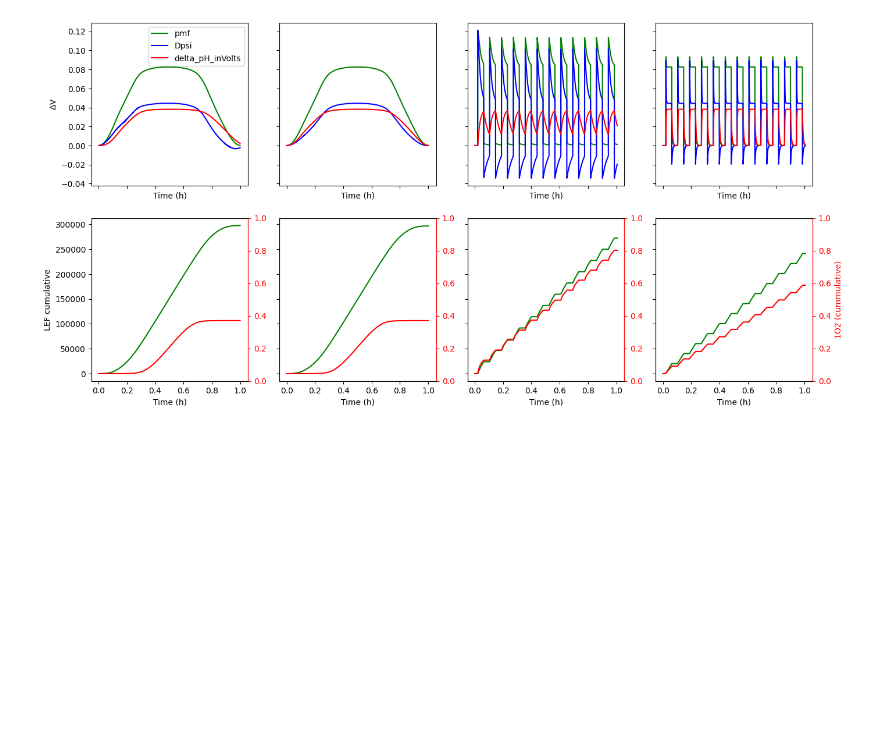
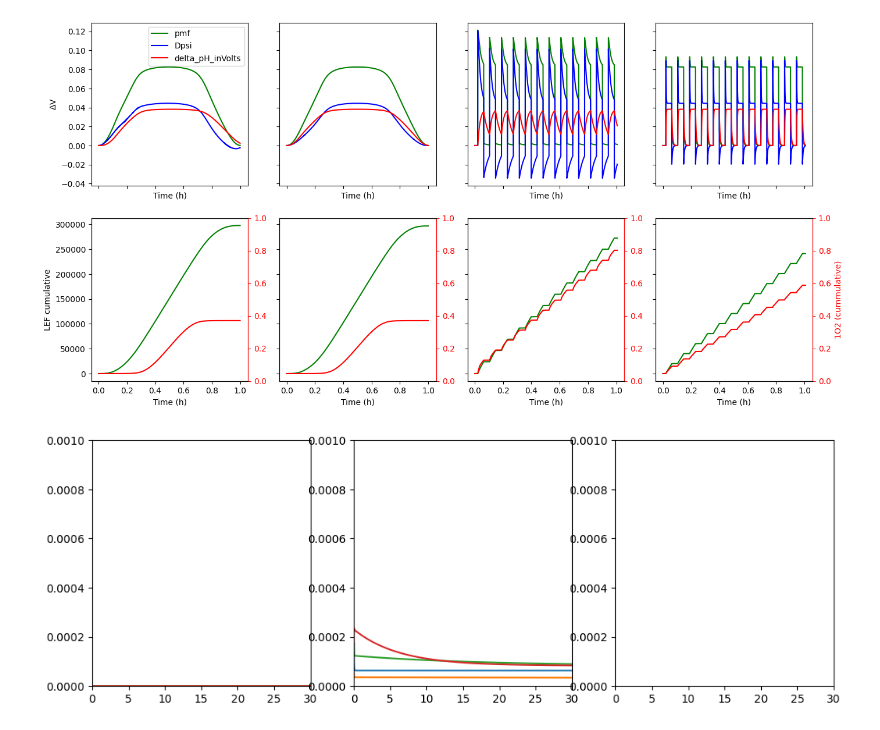
Before and after one commit to Computational-Biology-Aachen/mxl-models, a Jupyter notebook: docs/davis2017.ipynb, the cells around one changed output. Saved outputs shown, nothing was run; the diff lists cells and outputs as text; code cells hidden in the pictures; blank space fills up the shorter version.

```diff
--- a/docs/davis2017.ipynb
+++ b/docs/davis2017.ipynb
@@ -653,0 +641,12 @@ rhs_very_fast = s_very_fast.simulate_protocol(protocol, time_points_per_step=100
+# %%
+s_norm = Simulator(get_davis2017()).update_variables(y0)
+
+norm = s_norm.simulate_protocol(protocol).get_result().unwrap_or_err().get_combined()
+# %%
+rhs_norm = s_norm.simulate_protocol(protocol).get_result().unwrap_or_err().get_right_hand_side()
+# %%
+s_fast = Simulator(get_davis2017()).update_variables(y0).update_parameter("P_K",60000)
+#
+fast = s_fast.simulate_protocol(protocol).get_result().unwrap_or_err().get_combined()
+# %%
+rhs_fast = s_fast.simulate_protocol(protocol).get_result().unwrap_or_err().get_right_hand_side()
@@ -654,8 +657,17 @@ rhs_very_fast = s_very_fast.simulate_protocol(protocol, time_points_per_step=100
 # %%
-fig, axs = plt.subplots(ncols=3, nrows = 1, figsize = (4, 12))
+fig, axs = plt.subplots(ncols=3, nrows = 1, figsize = (12, 4))
 
 res = [rhs_zero, rhs_norm , rhs_fast, rhs_very_fast]
 for df in res:
-    df["deficit"]= df["LEF"]
+    df["deficit"]= (df["LEF"]*14-df["ATP_made"])*(4.67)
+    df["deficit_int"]= (df["LEF"]*14-df["ATP_made"])*(4.67)
 
-var = ["K_lu", "LEF", "ATP"]
+vars = ["K_lu", "deficit", "ATP_made"]
+
+for ax, var in zip(axs.flatten(), vars):
+    for df in res:
+        ax.plot(df.index, df[var])
+        ax.set_xlim(0,30)
+        ax.set_ylim(0,1e-3)
+# %% [output]
+[figure, added]
```
Also changed, not shown: parts of 7 cells of this notebook, 3 other files.
